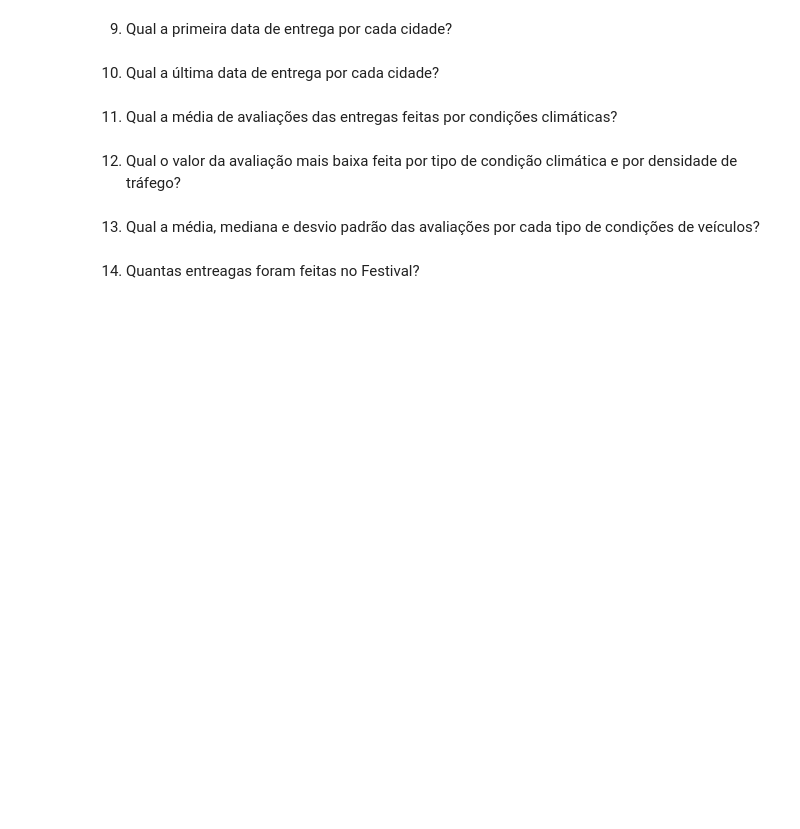
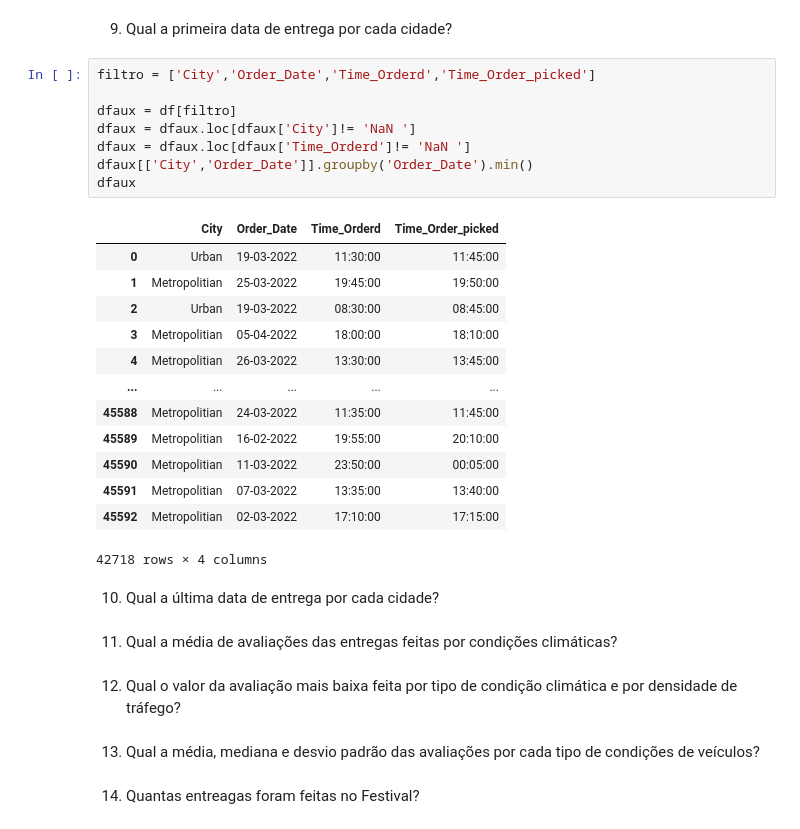
Before and after one commit to JoseWRPereira/comDS-ftc-FoodDelivery, a Jupyter notebook: lista3-c4a34/lista3.ipynb, the cells around one changed output. Saved outputs shown, nothing was run; the diff lists cells and outputs as text; blank space fills up the shorter version.

```diff
--- a/lista3-c4a34/lista3.ipynb
+++ b/lista3-c4a34/lista3.ipynb
@@ -102,5 +179,27 @@ df[['ID','City']].groupby('City').count().reset_index()
 # %% [markdown]
 9. Qual a primeira data de entrega por cada cidade?
+# %%
+filtro = ['City','Order_Date','Time_Orderd','Time_Order_picked']
+
+dfaux = df[filtro]
+dfaux = dfaux.loc[dfaux['City']!= 'NaN ']
+dfaux = dfaux.loc[dfaux['Time_Orderd']!= 'NaN ']
+dfaux[['City','Order_Date']].groupby('Order_Date').min()
+dfaux
+# %% [output]
+|  | City | Order_Date | Time_Orderd | Time_Order_picked |
+| 0 | Urban | 19-03-2022 | 11:30:00 | 11:45:00 |
+| 1 | Metropolitian | 25-03-2022 | 19:45:00 | 19:50:00 |
+| 2 | Urban | 19-03-2022 | 08:30:00 | 08:45:00 |
+| 3 | Metropolitian | 05-04-2022 | 18:00:00 | 18:10:00 |
+| 4 | Metropolitian | 26-03-2022 | 13:30:00 | 13:45:00 |
+| ... | ... | ... | ... | ... |
+| 45588 | Metropolitian | 24-03-2022 | 11:35:00 | 11:45:00 |
+| 45589 | Metropolitian | 16-02-2022 | 19:55:00 | 20:10:00 |
+| 45590 | Metropolitian | 11-03-2022 | 23:50:00 | 00:05:00 |
+| 45591 | Metropolitian | 07-03-2022 | 13:35:00 | 13:40:00 |
+| 45592 | Metropolitian | 02-03-2022 | 17:10:00 | 17:15:00 |
+42718 rows × 4 columns
 # %% [markdown]
 10. Qual a última data de entrega por cada cidade?
 # %% [markdown]
```
Also changed, not shown: parts of 5 cells of this notebook.
